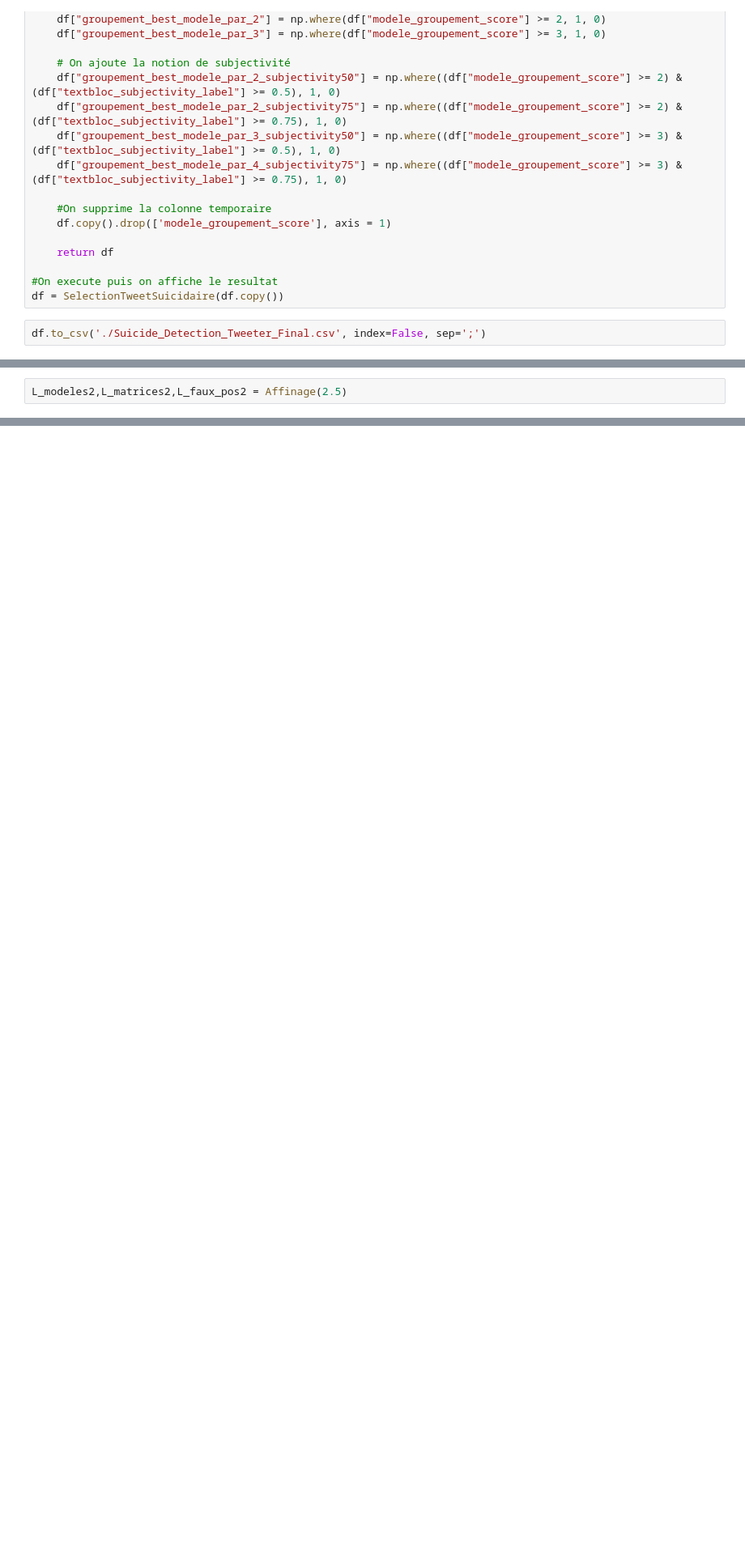
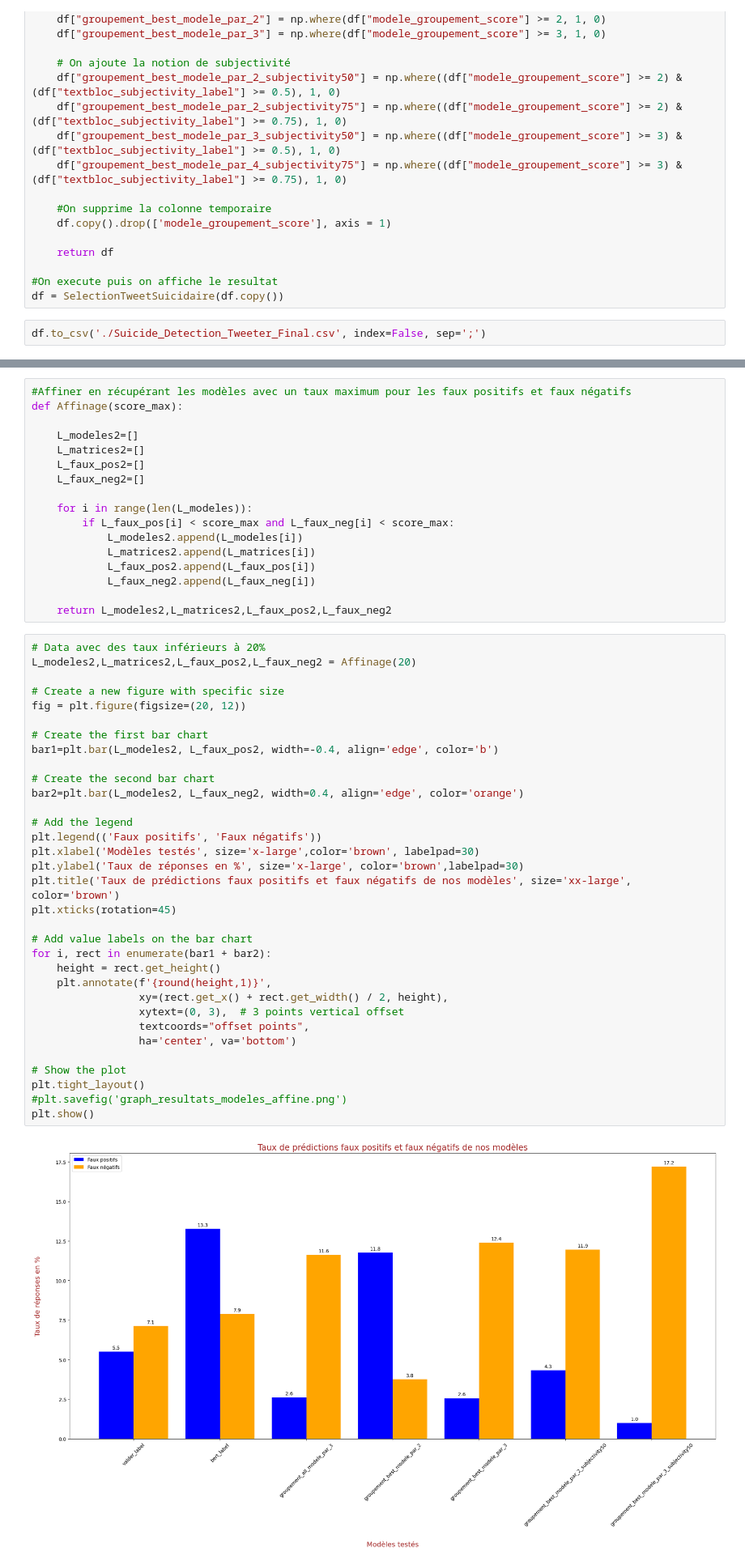
Before and after one commit to Pierre-Portfolio/TwitterFeelingAnalyse, a Jupyter notebook: Livrables/Code/Pierre.ipynb, the cells around one changed output, grey strips where cells are left out. Shown at 81% size. Drawn from its saved outputs; the diff is of its cells as text; blank space fills up the shorter version.

```diff
--- a/Livrables/Code/Pierre.ipynb
+++ b/Livrables/Code/Pierre.ipynb
@@ -444,2 +381,0 @@ def Affinage(score_max):
-# %%
-L_modeles2,L_matrices2,L_faux_pos2 = Affinage(2.5)
@@ -476,0 +456,52 @@ groupement_best_modele_par_4_subjectivity75 :
+# %%
+#Affiner en récupérant les modèles avec un taux maximum pour les faux positifs et faux négatifs
+def Affinage(score_max):
+
+    L_modeles2=[]
+    L_matrices2=[]
+    L_faux_pos2=[]
+    L_faux_neg2=[]
+
+    for i in range(len(L_modeles)):
+        if L_faux_pos[i] < score_max and L_faux_neg[i] < score_max:
+            L_modeles2.append(L_modeles[i])
+            L_matrices2.append(L_matrices[i])
+            L_faux_pos2.append(L_faux_pos[i])
+            L_faux_neg2.append(L_faux_neg[i])
+
+    return L_modeles2,L_matrices2,L_faux_pos2,L_faux_neg2
+# %%
+# Data avec des taux inférieurs à 20%
+L_modeles2,L_matrices2,L_faux_pos2,L_faux_neg2 = Affinage(20)
+
+# Create a new figure with specific size
+fig = plt.figure(figsize=(20, 12))
+
+# Create the first bar chart
+bar1=plt.bar(L_modeles2, L_faux_pos2, width=-0.4, align='edge', color='b')
+
+# Create the second bar chart
+bar2=plt.bar(L_modeles2, L_faux_neg2, width=0.4, align='edge', color='orange')
+
+# Add the legend
+plt.legend(('Faux positifs', 'Faux négatifs'))
+plt.xlabel('Modèles testés', size='x-large',color='brown', labelpad=30)
+plt.ylabel('Taux de réponses en %', size='x-large', color='brown',labelpad=30)
+plt.title('Taux de prédictions faux positifs et faux négatifs de nos modèles', size='xx-large', color='brown')
+plt.xticks(rotation=45)
+
+# Add value labels on the bar chart
+for i, rect in enumerate(bar1 + bar2):
+    height = rect.get_height()
+    plt.annotate(f'{round(height,1)}',
+                 xy=(rect.get_x() + rect.get_width() / 2, height),
+                 xytext=(0, 3),  # 3 points vertical offset
+                 textcoords="offset points",
+                 ha='center', va='bottom')
+
+# Show the plot
+plt.tight_layout()
+#plt.savefig('graph_resultats_modeles_affine.png')
+plt.show()
+# %% [output]
+[figure, added]
```
Also changed, not shown: parts of 21 cells of this notebook, 3 other files.
